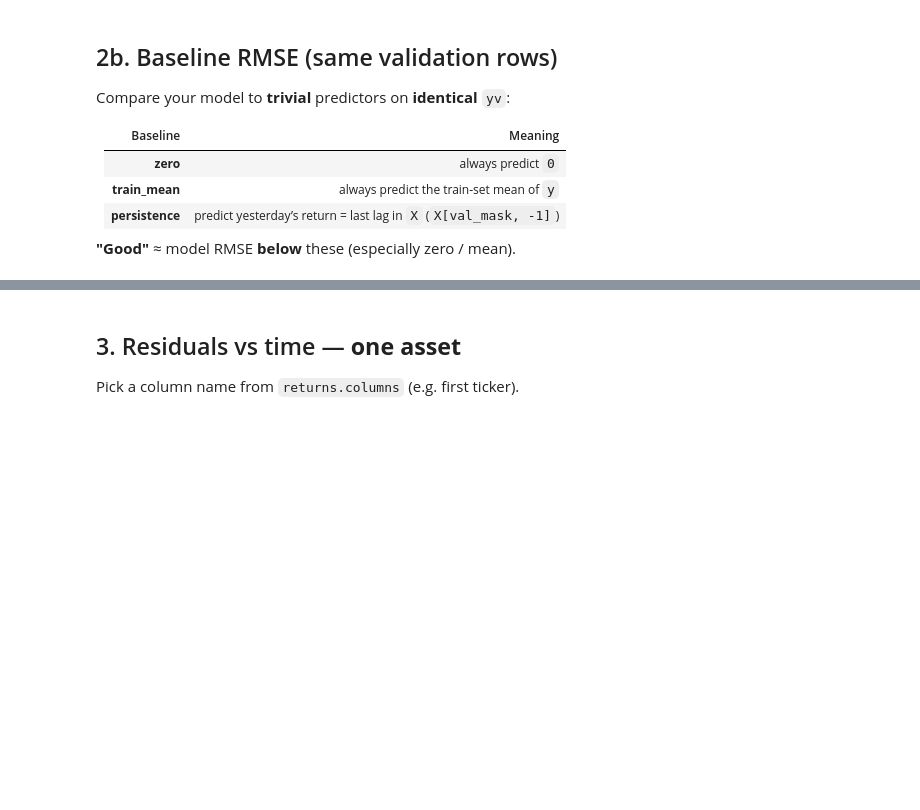
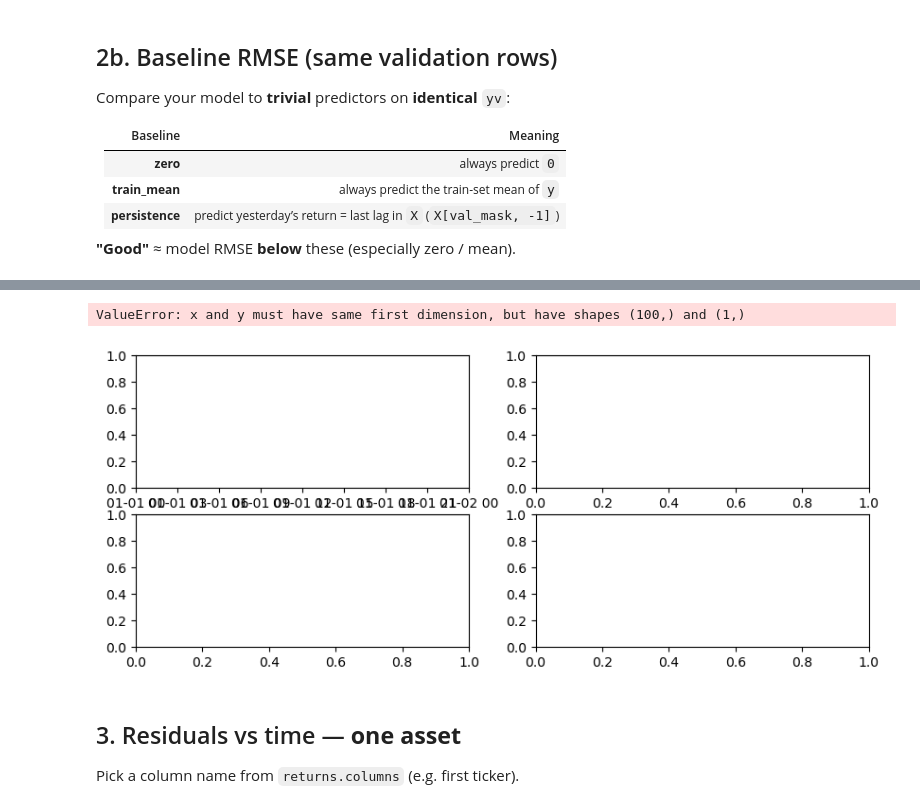
Before and after one commit to alexlinapp/portfolio-optim-methods, a Jupyter notebook: notebooks/residual_diagnostics.ipynb, the cells around one changed output, grey strips where cells are left out. Cells and saved outputs as stored; diff of their text form; code cells hidden in the pictures; blank space fills up the shorter version.

Commit message:
graphs of resiudals and baselien comparisons

```diff
--- a/notebooks/residual_diagnostics.ipynb
+++ b/notebooks/residual_diagnostics.ipynb
@@ -111,3 +141,17 @@ for name, p in rows:
+# %%
+# Residuals vs time baseline
+fig, axs = plt.subplots(2,2, figsize=(10, 4))
+
+for i in range(2):
+    for j in range(2):
+        axs[i][j].axhline(0.0, color="k", lw=0.8, alpha=0.5)
+        axs[i][j].plot(g["date"], rmse(yv, rows[i*2 + j][1]), marker=".", linestyle="-", alpha=0.8)
+        axs[i][j].set_title(f"Residual vs time (validation) — {rows[i*2 + j][0]}")
+        axs.set_xlabel("date")
+        axs.set_ylabel(r"residual $y - \hat{y}$")
+# %% [output]
+ValueError: x and y must have same first dimension, but have shapes (100,) and (1,)
+[figure, added]
 # %% [markdown]
 ## 3. Residuals vs time — **one asset**
 
```
Also changed, not shown: parts of 7 cells of this notebook.
